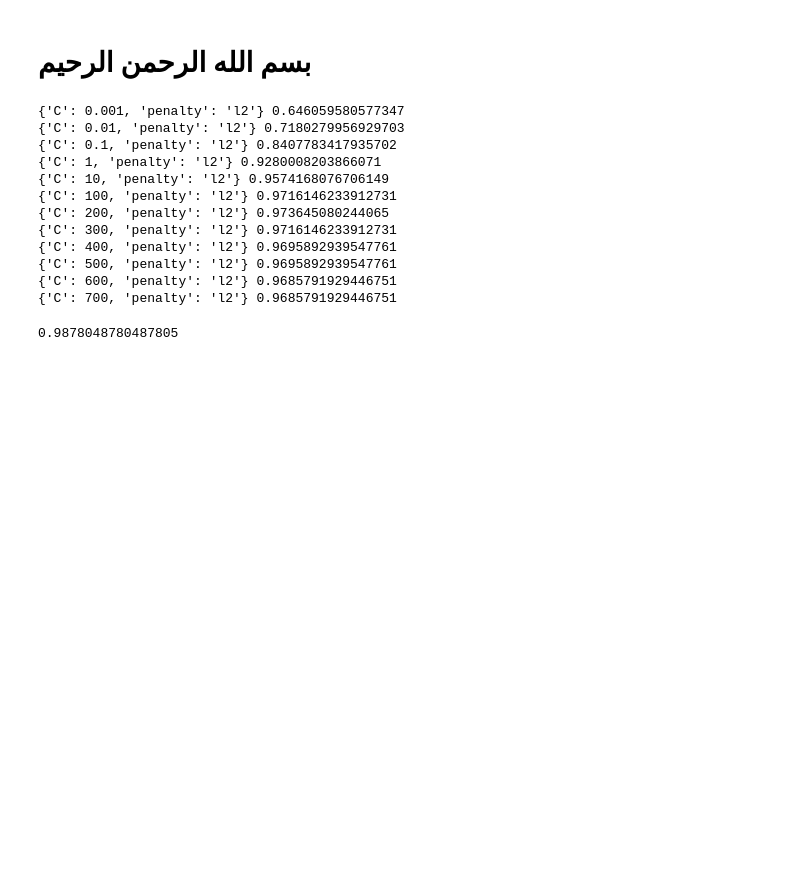
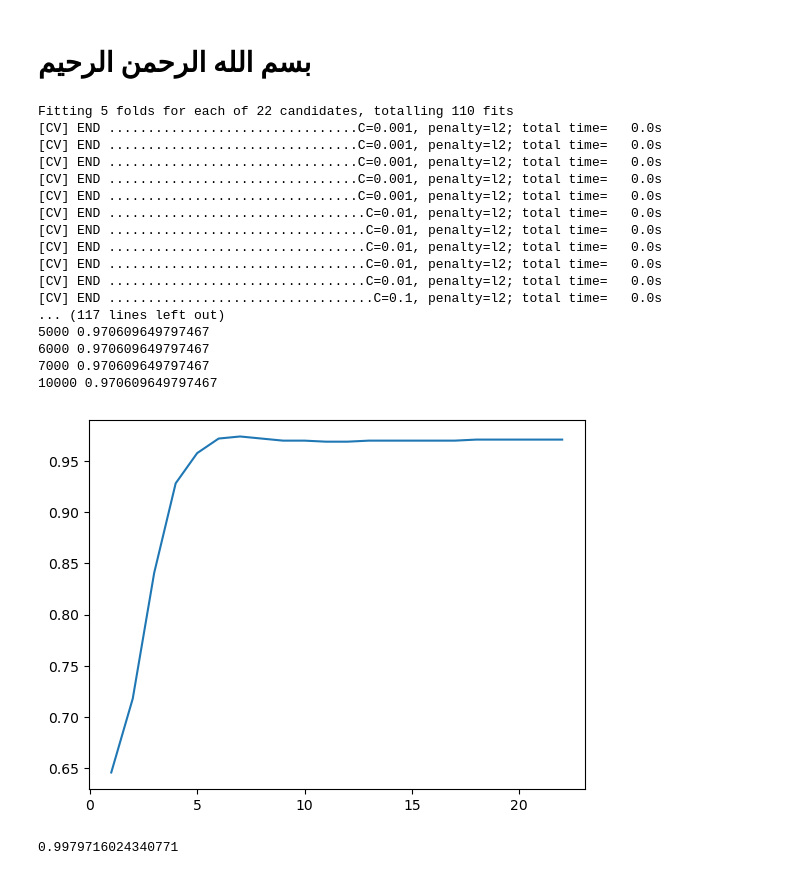
Before and after one commit to Thebrownboy/BioMetrica, a Jupyter notebook: Pipe_Line_Logistic_Regression.ipynb, the cells around one changed output. Saved outputs shown, nothing was run; the diff lists cells and outputs as text; code cells hidden in the pictures; blank space fills up the shorter version.

Commit message:
handling the logistic regression models and the RandomForest ones

```diff
--- a/Pipe_Line_Logistic_Regression.ipynb
+++ b/Pipe_Line_Logistic_Regression.ipynb
@@ -21,6 +22,10 @@ X_train=all_class_train.drop(["Body_Level"],axis=1).to_numpy()
 Y_train=all_class_train["Body_Level"].to_numpy()
 X_test =all_class_test.drop(["Body_Level"],axis=1).to_numpy()
 Y_test =all_class_test["Body_Level"].to_numpy()
+# %%
+class_weights = all_class_train["Body_Level"].value_counts().to_dict()
+total_num = sum(class_weights.values())
+class_weights= { i : (total_num/(4* j )) for i ,j in zip(class_weights.keys(),class_weights.values())}
 # %%
 X_train, scaler= data_scaling(X_train)
 # %%
@@ -31,31 +36,17 @@ X_val = scaler.transform(X_val)
 X_test=scaler.transform(X_test)
 # %%
 
-
-total_samples = 986  # total number of samples
-class_0 = 127  # number of samples in class 0
-class_1 = 134  # number of samples in class 1
-class_2 = 271  # number of samples in class 2
-class_3 = 454  # number of samples in class 3
-
-class_weights = {
-    0: total_samples / (4 * class_0),
-    1: total_samples / (4 * class_1),
-    2: total_samples / (4 * class_2),
-    3: total_samples / (4 * class_3)
-}
-
-
-
-reg_model = LogisticRegression(random_state=42,max_iter=1000,class_weight=class_weights)
+reg_model = LogisticRegression(random_state=42,max_iter=3000,class_weight=class_weights)
 # Define the parameter grid to search over
 param_grid = {
-    'C': [0.001,0.01,0.1, 1, 10,100,200,300,400,500 ,600 ,700 ],
+    'C': [0.001,0.01,0.1, 1, 10,100,200,300,400,500 ,600 ,700 ,800,900,1000,2000,
+         3000,4000,5000,6000,7000,10000],
     'penalty': ['l2']
 }
 
 
-grid_search = GridSearchCV(estimator=reg_model, param_grid=param_grid, cv=None)
+grid_search = GridSearchCV(estimator=reg_model, param_grid=param_grid,
+                           cv=None,verbose=2)
 
 grid_search.fit(X_train, Y_train)
 
@@ -66,21 +57,40 @@ cv_results = grid_search.cv_results_
 
 # Print the mean test scores for each hyperparameter combination
 for mean_score, params in zip(cv_results['mean_test_score'], cv_results['params']):
-    print(params, mean_score)
+    print(params['C'], mean_score)
 # %% [output]
-{'C': 0.001, 'penalty': 'l2'} 0.646059580577347
-{'C': 0.01, 'penalty': 'l2'} 0.7180279956929703
-{'C': 0.1, 'penalty': 'l2'} 0.8407783417935702
-{'C': 1, 'penalty': 'l2'} 0.9280008203866071
-{'C': 10, 'penalty': 'l2'} 0.9574168076706149
-{'C': 100, 'penalty': 'l2'} 0.9716146233912731
-{'C': 200, 'penalty': 'l2'} 0.973645080244065
-{'C': 300, 'penalty': 'l2'} 0.9716146233912731
-{'C': 400, 'penalty': 'l2'} 0.9695892939547761
-{'C': 500, 'penalty': 'l2'} 0.9695892939547761
-{'C': 600, 'penalty': 'l2'} 0.9685791929446751
-{'C': 700, 'penalty': 'l2'} 0.9685791929446751
+Fitting 5 folds for each of 22 candidates, totalling 110 fits
+[CV] END ................................C=0.001, penalty=l2; total time=   0.0s
+[CV] END ................................C=0.001, penalty=l2; total time=   0.0s
+[CV] END ................................C=0.001, penalty=l2; total time=   0.0s
+[CV] END ................................C=0.001, penalty=l2; total time=   0.0s
+[CV] END ................................C=0.001, penalty=l2; total time=   0.0s
+[CV] END .................................C=0.01, penalty=l2; total time=   0.0s
+[CV] END .................................C=0.01, penalty=l2; total time=   0.0s
+[CV] END .................................C=0.01, penalty=l2; total time=   0.0s
+[CV] END .................................C=0.01, penalty=l2; total time=   0.0s
+[CV] END .................................C=0.01, penalty=l2; total time=   0.0s
+[CV] END ..................................C=0.1, penalty=l2; total time=   0.0s
+... (117 lines left out)
+5000 0.970609649797467
+6000 0.970609649797467
+7000 0.970609649797467
+10000 0.970609649797467
+# %%
+# Print the mean test scores for each hyperparameter combination
+x_axis = []
+y_axis = []
+for mean_score, params in zip(cv_results['mean_test_score'], cv_results['params']):
+    x_axis.append(params["C"])
+    y_axis.append(mean_score)
+# %%
+plt.plot(np.arange(1,len(x_axis)+1),y_axis)
+plt.show()
+# %% [output]
+[figure, added]
 # %%
-np.sum(grid_search.best_estimator_.predict(X_test) == Y_test) / Y_test.shape[0]
+accuracy, repo = test_model(grid_search.best_estimator_,X_train,Y_train ,axis=False)
-# %% [output]
-0.9878048780487805
+# %%
+accuracy
+# %% [output]
+0.9979716024340771
```
Also changed, not shown: parts of 20 cells of this notebook, 10 other files.
